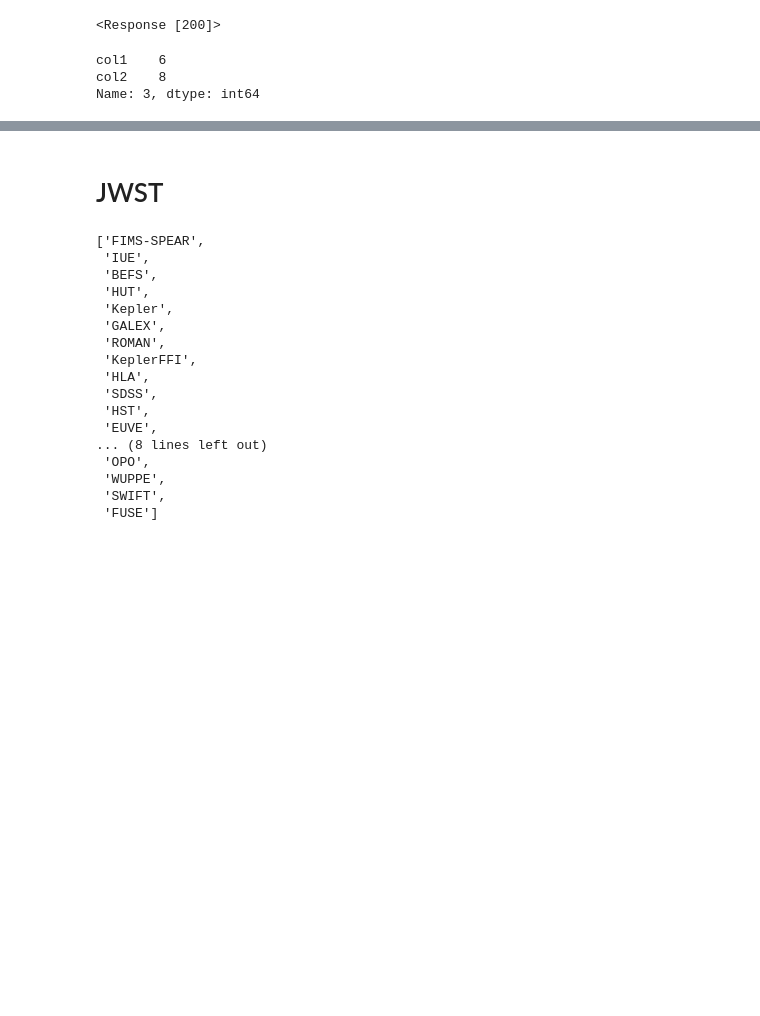
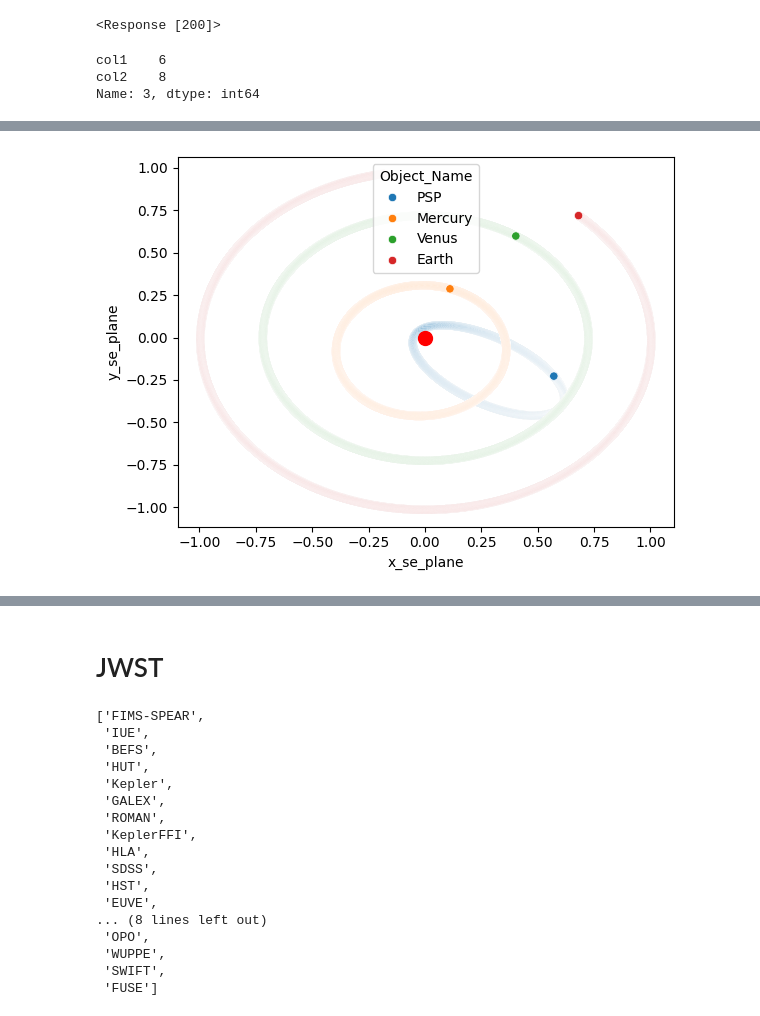
Before and after one commit to iDelfin/ParkerSP_Data_information, a Jupyter notebook: dataExploration.ipynb, the cells around one changed output, grey strips where cells are left out. Saved outputs shown, nothing was run; the diff lists cells and outputs as text; code cells hidden in the pictures; blank space fills up the shorter version.

Commit message:
Solar image

```diff
--- a/dataExploration.ipynb
+++ b/dataExploration.ipynb
@@ -104,8 +104,14 @@ cdas.get_variables("PSP_HELIO1HR_POSITION")
 
 status, data = cdas.get_data("PSP_COHO1HR_MERGED_MAG_PLASMA", ["heliographicLatitude", "heliographicLongitude", "B", "ProtonSpeed", "protonDensity", "protonTemp"], "2026-01-01T04:04:15.000Z", "2026-11-08T23:59:49.000Z")
 status_2, data_2 = cdas.get_data("PSP_HELIO1HR_POSITION", ["RAD_AU", "HG_LAT", "HG_LON", "SE_LAT", "SE_LON"], "2026-01-01T04:04:15.000Z", "2026-11-08T23:59:49.000Z")
+status_me, data_me = cdas.get_data("MERCURY_HELIO1HR_POSITION", ["RAD_AU", "HG_LAT", "HG_LON", "SE_LAT", "SE_LON"], "2026-01-01T04:04:15.000Z", "2026-11-08T23:59:49.000Z")
+status_ve, data_ve = cdas.get_data("VENUS_HELIO1HR_POSITION", ["RAD_AU", "HG_LAT", "HG_LON", "SE_LAT", "SE_LON"], "2026-01-01T04:04:15.000Z", "2026-11-08T23:59:49.000Z")
+status_ea, data_ea = cdas.get_data("EARTH_HELIO1HR_POSITION", ["RAD_AU", "HG_LAT", "HG_LON", "SE_LAT", "SE_LON"], "2026-01-01T04:04:15.000Z", "2026-11-08T23:59:49.000Z")
 PSP_Sdata = pd.DataFrame.from_dict(data)
 PSP_Ddata = pd.DataFrame.from_dict(data_2)
+ME_Ddata = pd.DataFrame.from_dict(data_me)
+VE_Ddata = pd.DataFrame.from_dict(data_ve)
+EA_Ddata = pd.DataFrame.from_dict(data_ea)
 #PSP_Sdata =
 # %%
 PSP_Sdata["TIME"] = pd.to_datetime(PSP_Sdata["Epoch"])
@@ -598,0 +611,25 @@ Name: 3, dtype: int64
+# %%
+def coor_system_se(object_df: pd.DataFrame, object_name: str) -> pd.DataFrame:
+    object_df["Object_Name"] = object_name
+    theta_lat_se = np.radians(object_df["SE_LAT"])
+    phi_lon_se = np.radians(object_df["SE_LON"])
+    theta_lat_hg = np.radians(coordinets_graph["HG_LAT"])
+    phi_lon_hg = np.radians(coordinets_graph["HG_LON"])
+
+    object_df["x_se_plane"] = (object_df["RAD_AU"] * np.cos(theta_lat_se) * np.cos(phi_lon_se))
+    object_df["y_se_plane"] = (object_df["RAD_AU"] * np.cos(theta_lat_se) * np.sin(phi_lon_se))
+    object_df["z_se_plane"] = (object_df["RAD_AU"] * np.sin(theta_lat_se))
+
+    object_df["x_hg_plane"] = (object_df["RAD_AU"] * np.cos(theta_lat_hg) * np.cos(phi_lon_hg))
+    object_df["y_hg_plane"] = (object_df["RAD_AU"] * np.cos(theta_lat_hg) * np.sin(phi_lon_hg))
+    object_df["z_hg_plane"] = (object_df["RAD_AU"] * np.sin(theta_lat_hg))
+
+    return object_df
+# %%
+data_name = ["PSP", "Mercury", "Venus", "Earth"]
+df_data_name = [PSP_Ddata, ME_Ddata, VE_Ddata, EA_Ddata]
+final_df_mis = pd.DataFrame(columns=["RAD_AU", "HG_LAT", "HG_LON", "SE_LAT", "SE_LON", "TIME", "x_se_plane", "y_se_plane", "z_se_plane", "x_hg_plane", "y_hg_plane", "z_hg_plane"])
+for mis, df_mis in zip(data_name, df_data_name):
+    temp_df = coor_system_se(df_mis, mis)
+    final_df_mis = pd.concat([final_df_mis, temp_df], axis=0, ignore_index=True)
+final_df_mis.tail()
@@ -598,0 +643,6 @@ Name: 3, dtype: int64
+# %%
+sns.scatterplot(final_df_mis, x="x_se_plane", y="y_se_plane", hue="Object_Name", markers='_')
+plt.scatter(x=0,y=0,s=100,color='r')
+plt.show()
+# %% [output]
+[figure, added]
```
Also changed, not shown: parts of 5 cells of this notebook.
